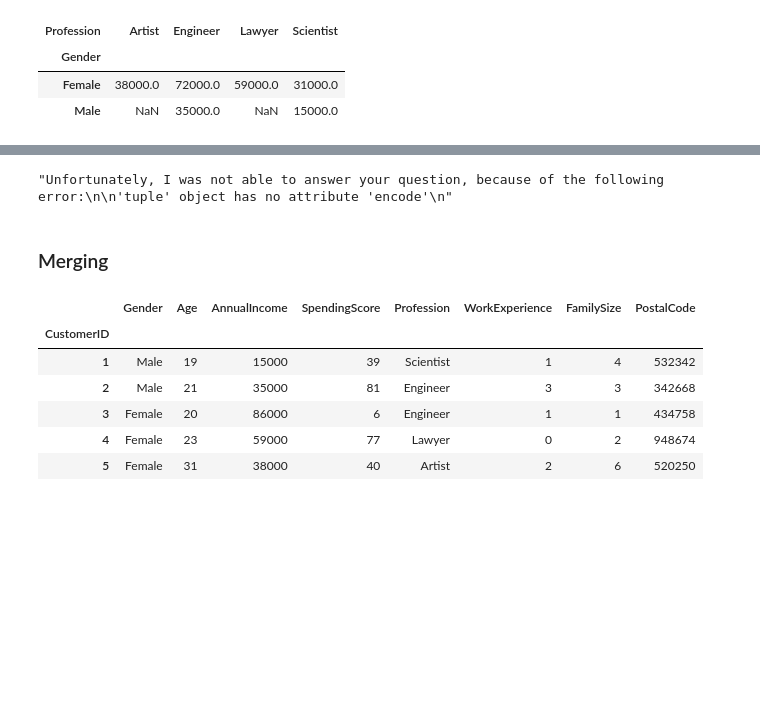
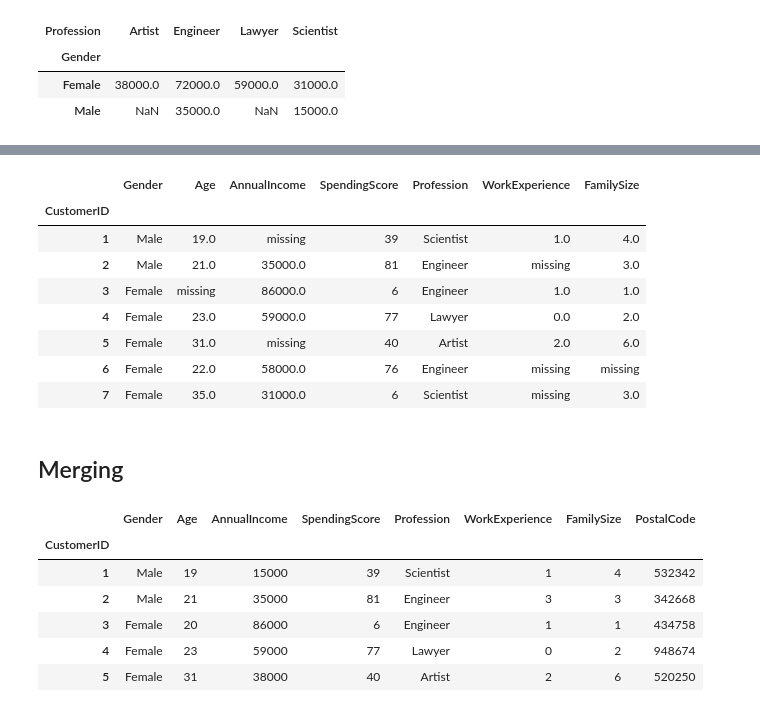
Before and after one commit to kennethleungty/Educative-Advanced-Pandas, a Jupyter notebook: notebooks/Lesson_Notebook_pandasAI.ipynb, the cells around one changed output, grey strips where cells are left out. Drawn from its saved outputs; the diff is of its cells as text; code cells hidden in the pictures; blank space fills up the shorter version.

```diff
--- a/notebooks/Lesson_Notebook_pandasAI.ipynb
+++ b/notebooks/Lesson_Notebook_pandasAI.ipynb
@@ -344,14 +300,23 @@ df_with_nan
-# %%
-prompt = 'Return dataframe where NaN values are filled with the string "Missing"',
-
-pandas_ai.run(df_with_nan,
-              prompt=prompt,
-              show_code=False,
-              is_conversational_answer=False)
-# %% [output]
-"Unfortunately, I was not able to answer your question, because of the following error:\n\n'tuple' object has no attribute 'encode'\n"
+# %%
+# Fill missing values with the string 'missing'
+prompt = 'give me a dataframe that fills in the missing data with a string'
+
+pandas_ai.run(df_with_nan,
+              prompt=prompt,
+              show_code=False,
+              is_conversational_answer=False)
+# %% [output]
+|  | Gender | Age | AnnualIncome | SpendingScore | Profession | WorkExperience | FamilySize |
+| CustomerID |  |  |  |  |  |  |  |
+| 1 | Male | 19.0 | missing | 39 | Scientist | 1.0 | 4.0 |
+| 2 | Male | 21.0 | 35000.0 | 81 | Engineer | missing | 3.0 |
+| 3 | Female | missing | 86000.0 | 6 | Engineer | 1.0 | 1.0 |
+| 4 | Female | 23.0 | 59000.0 | 77 | Lawyer | 0.0 | 2.0 |
+| 5 | Female | 31.0 | missing | 40 | Artist | 2.0 | 6.0 |
+| 6 | Female | 22.0 | 58000.0 | 76 | Engineer | missing | missing |
+| 7 | Female | 35.0 | 31000.0 | 6 | Scientist | missing | 3.0 |
 # %% [markdown]
-### Merging
+## Merging
 # %%
 # Generate a second DataFrame (postal codes) for merging
 data = [[1, 532342],
```
Also changed, not shown: parts of 26 cells of this notebook, 6 other files.
